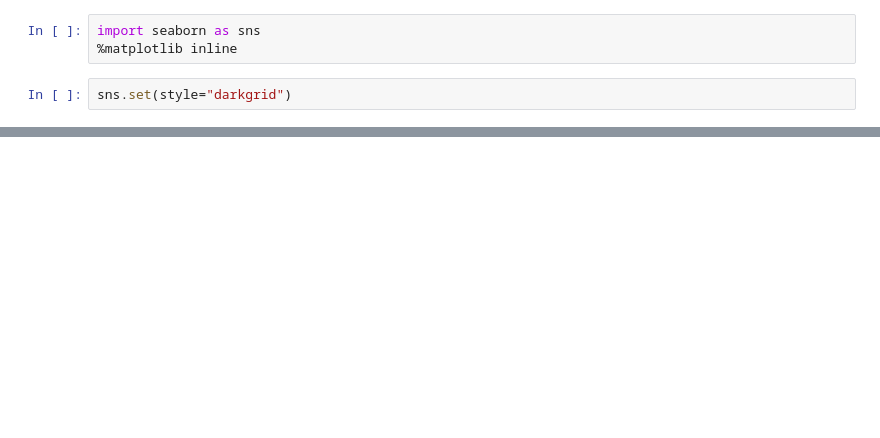
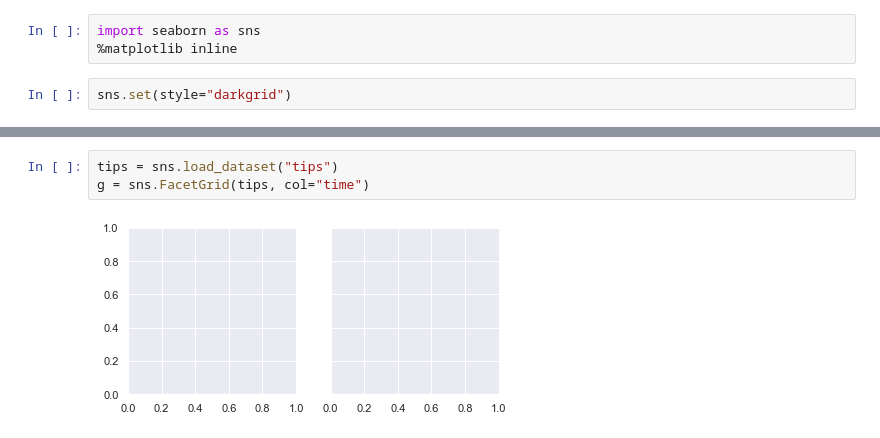
Before and after one commit to gorbulus/DS_Playbook, a Jupyter notebook: Seaborn.ipynb, the cells around one changed output, grey strips where cells are left out. Cells and saved outputs as stored; diff of their text form; blank space fills up the shorter version.

```diff
--- a/Seaborn.ipynb
+++ b/Seaborn.ipynb
@@ -13,0 +14,5 @@ g = sns.jointplot(x="total_bill", y="tip", data=tips,
+# %%
+tips = sns.load_dataset("tips")
+g = sns.FacetGrid(tips, col="time")
+# %% [output]
+[figure, added]
```
Also changed, not shown: parts of 7 cells of this notebook.
